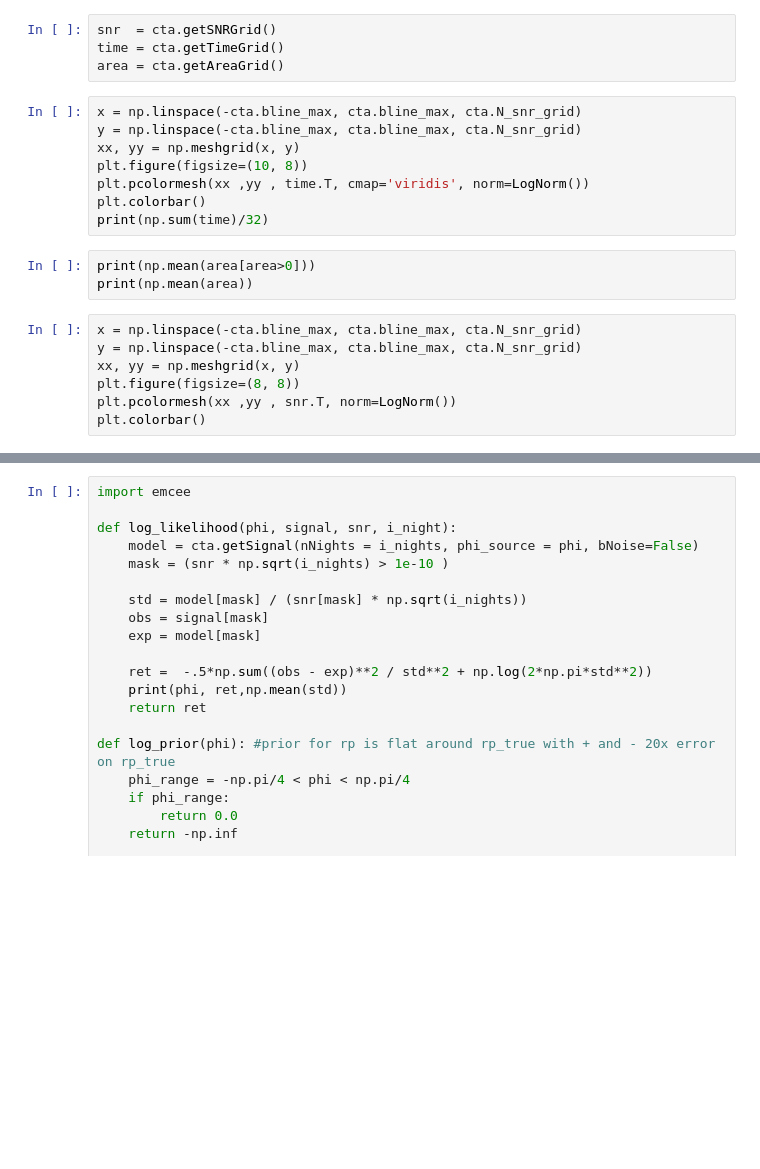
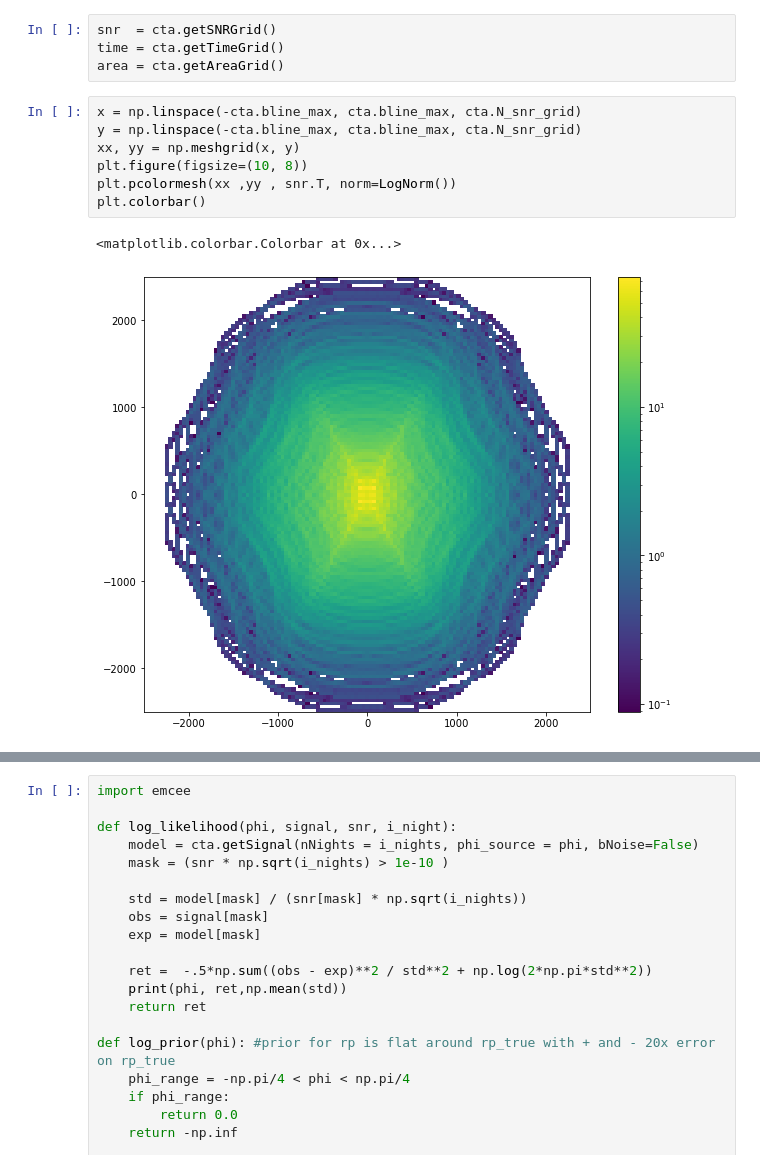
Before and after one commit to hlasco/intensity_interferrometry_layout_benchmark, a Jupyter notebook: intensity_interferometry.ipynb, the cells around one changed output, grey strips where cells are left out. Drawn from its saved outputs; the diff is of its cells as text; blank space fills up the shorter version.

```diff
--- a/intensity_interferometry.ipynb
+++ b/intensity_interferometry.ipynb
@@ -57,19 +55,11 @@ area = cta.getAreaGrid()
 # %%
 x = np.linspace(-cta.bline_max, cta.bline_max, cta.N_snr_grid)
 y = np.linspace(-cta.bline_max, cta.bline_max, cta.N_snr_grid)
 xx, yy = np.meshgrid(x, y)
 plt.figure(figsize=(10, 8))
-plt.pcolormesh(xx ,yy , time.T, cmap='viridis', norm=LogNorm())
+plt.pcolormesh(xx ,yy , snr.T, norm=LogNorm())
 plt.colorbar()
-print(np.sum(time)/32)
+# %% [output]
+<matplotlib.colorbar.Colorbar at 0x...>
+[figure, added]
-# %%
-print(np.mean(area[area>0]))
-print(np.mean(area))
-# %%
-x = np.linspace(-cta.bline_max, cta.bline_max, cta.N_snr_grid)
-y = np.linspace(-cta.bline_max, cta.bline_max, cta.N_snr_grid)
-xx, yy = np.meshgrid(x, y)
-plt.figure(figsize=(8, 8))
-plt.pcolormesh(xx ,yy , snr.T, norm=LogNorm())
-plt.colorbar()
 # %%
```
Also changed, not shown: parts of 32 cells of this notebook, 1 other file.
